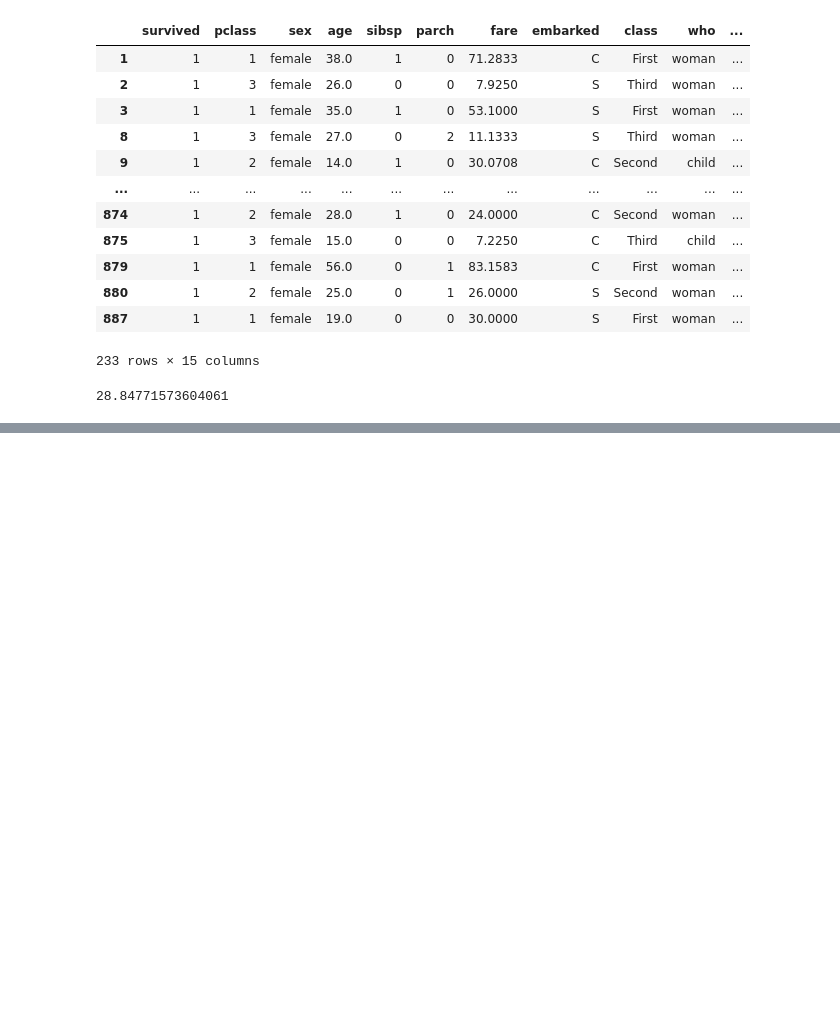
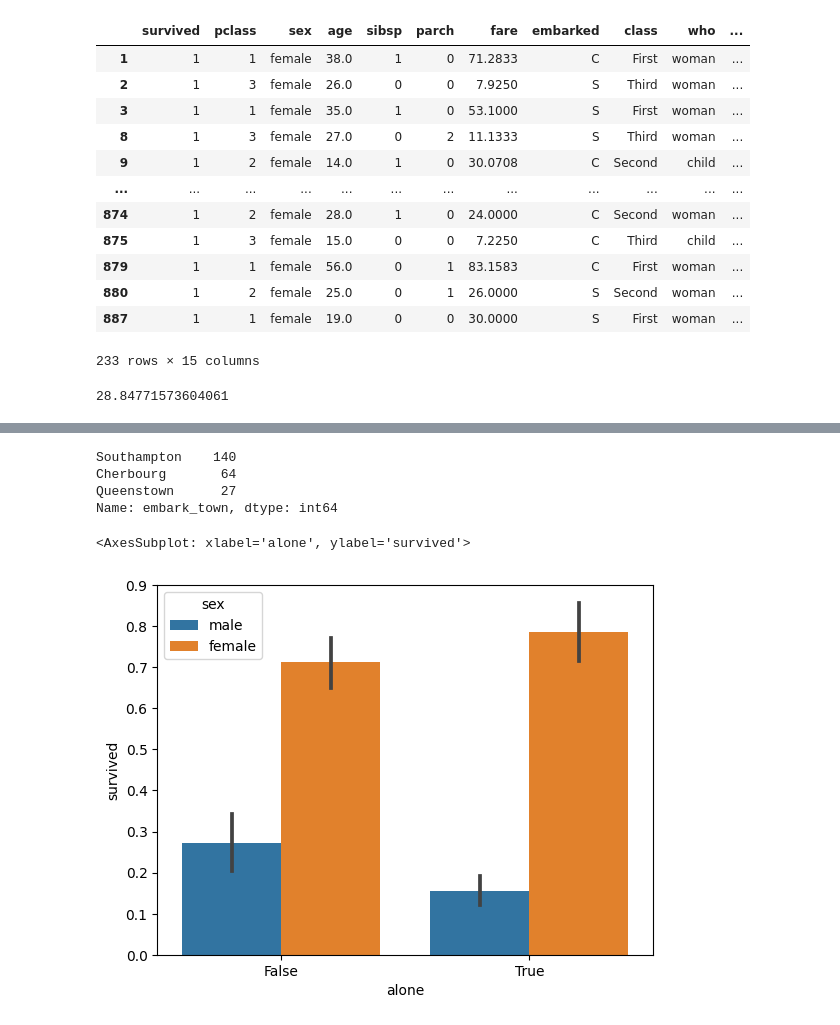
Before and after one commit to crypt0kitik/Introduction-to-Data-Analytics, a Jupyter notebook: Homework sets/SET 3/Titanic dataset - UNFINISHED.ipynb, the cells around one changed output, grey strips where cells are left out. Saved outputs shown, nothing was run; the diff lists cells and outputs as text; code cells hidden in the pictures; blank space fills up the shorter version.

```diff
--- a/Homework sets/SET 3/Titanic dataset - UNFINISHED.ipynb
+++ b/Homework sets/SET 3/Titanic dataset - UNFINISHED.ipynb
@@ -119,0 +101,26 @@ Name: embark_town, dtype: int64
+# %%
+# Check from where they were in Titanic (embark_town)
+popular_towns = female_surv['embark_town'].value_counts()
+popular_towns.head()
+
+# we can see that more survivals from Southampton
+# Why? I though it is just random but I googled...
+# Titanic left Southampton (the main port) on April 10
+# Of the 908 crew members aboard Titanic, 724 were from Southampton
+# %% [output]
+Southampton    140
+Cherbourg       64
+Queenstown      27
+Name: embark_town, dtype: int64
+# %%
+# let's see do we have any correlation between a man, his "alone" status
+# and his chance to survive
+sns.barplot(x='alone', y='survived', data=df, hue="sex")
+
+# we can see that female were almost 50/50 alone and with someone
+# it did not affect a lot on their chance to survive
+
+# but for man who were not alone it was almost in 1.5 more chances to survive
+# %% [output]
+<AxesSubplot: xlabel='alone', ylabel='survived'>
+[figure, added]
```
Also changed, not shown: parts of 10 cells of this notebook.
